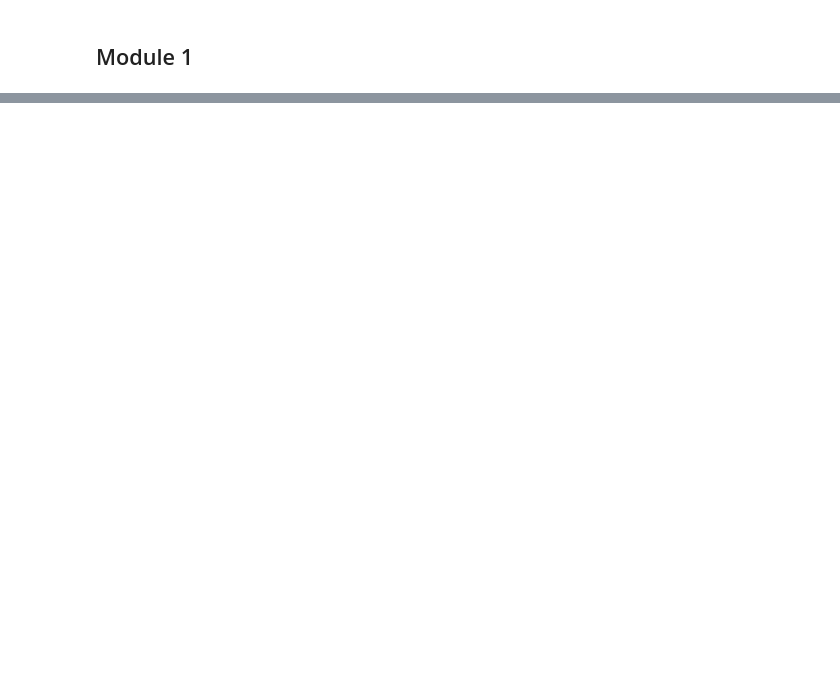
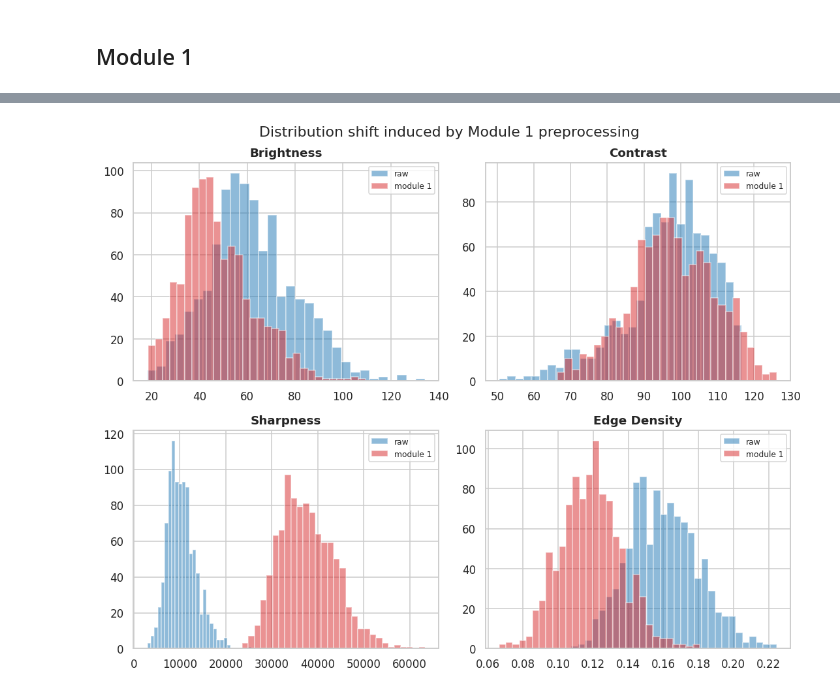
Before and after one commit to ttrtahir/IIVP-project, a Jupyter notebook: eda.ipynb, the cells around one changed output, grey strips where cells are left out. Drawn from its saved outputs; the diff is of its cells as text; code cells hidden in the pictures; blank space fills up the shorter version.

```diff
--- a/eda.ipynb
+++ b/eda.ipynb
@@ -33,0 +171,26 @@ plt.show()
+# %%
+# Aggregate statistics
+sample_idx = rng.choice(len(ids_tr), size=1000, replace=False)
+sample_paths = [train_disk[int(ids_tr[i])][1] for i in sample_idx]
+
+raw_stats, proc_stats = [], []
+for p in sample_paths:
+    raw = cv2.imread(p)
+    if raw is None: continue
+    g = cv2.cvtColor(raw, cv2.COLOR_BGR2GRAY)
+    g = cv2.resize(g, (m1.IMG_SIZE, m1.IMG_SIZE), interpolation=cv2.INTER_AREA)
+    raw_stats.append(image_quality(g))
+    proc = (m1.preprocess_image(raw) * 255).astype(np.uint8)
+    proc_stats.append(image_quality(proc))
+
+raw_arr  = np.array(raw_stats)
+proc_arr = np.array(proc_stats)
+
+cmp_df = pd.DataFrame({
+    "metric": cols,
+    "raw_mean":   raw_arr.mean(axis=0).round(3),
+    "proc_mean":  proc_arr.mean(axis=0).round(3),
+    "raw_std":    raw_arr.std(axis=0).round(3),
+    "proc_std":   proc_arr.std(axis=0).round(3),
+})
+display(cmp_df)
@@ -33,0 +204,14 @@ plt.show()
+# %%
+fig, axes = plt.subplots(2, len(cols) // 2, figsize=(10, 8))
+axes = axes.flatten()
+for ax, c, i in zip(axes, cols, range(len(cols))):
+    ax.hist(raw_arr[:, i],  bins=30, alpha=0.5, label="raw",
+            color=CLASS_PALETTE[0])
+    ax.hist(proc_arr[:, i], bins=30, alpha=0.5, label="module 1",
+            color=CLASS_PALETTE[3])
+    ax.set_title(c.replace("_", " ").title())
+    ax.legend(fontsize=8)
+plt.suptitle("Distribution shift induced by Module 1 preprocessing", y=0.97)
+plt.tight_layout(); plt.show()
+# %% [output]
+[figure, added]
```
Also changed, not shown: parts of 22 cells of this notebook.
